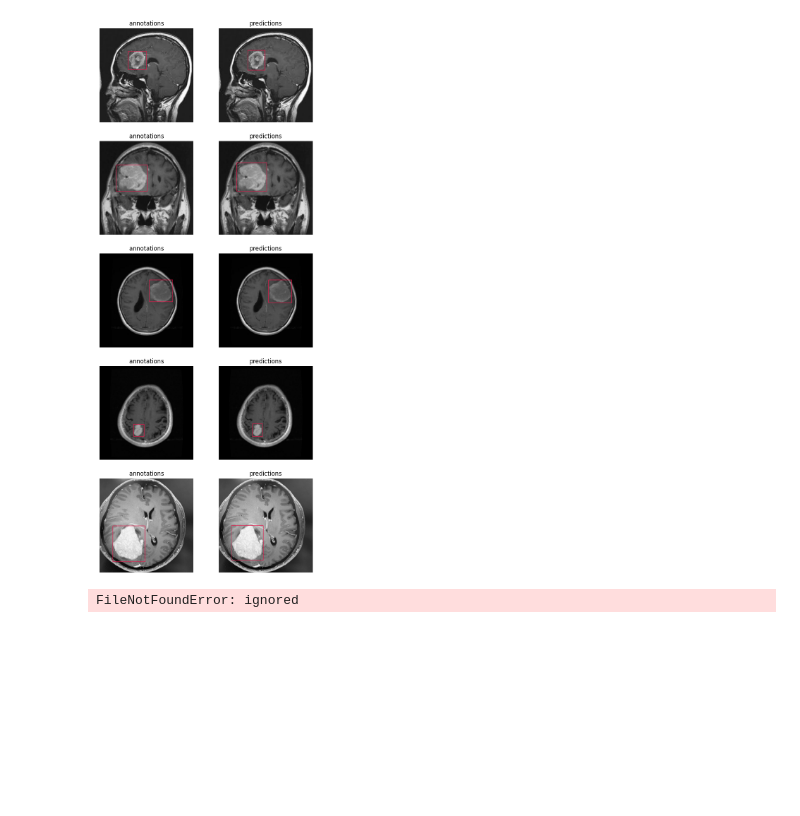
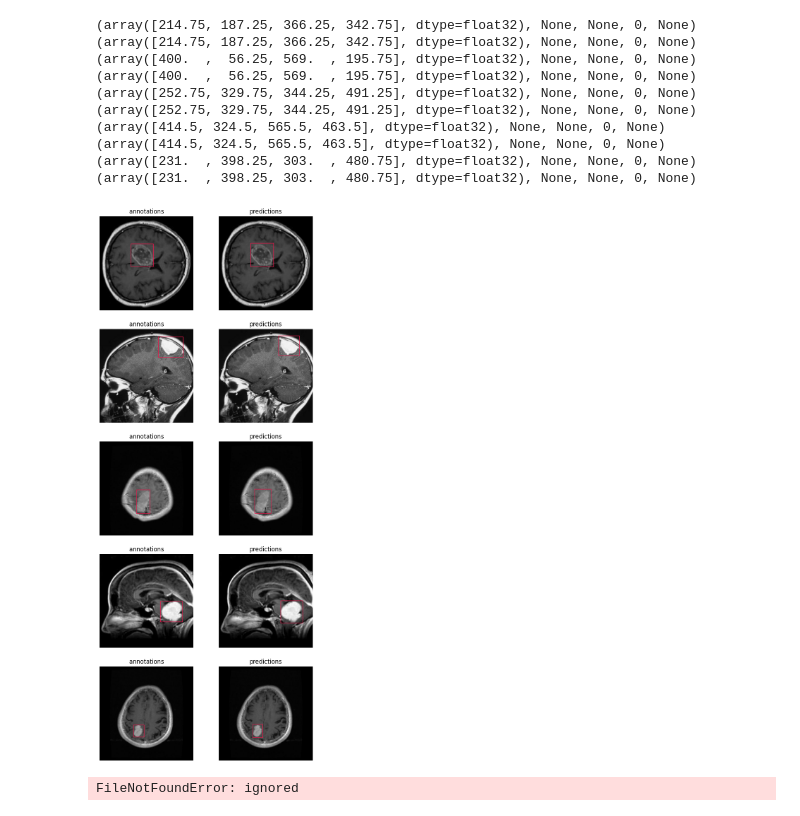
Before and after one commit to MateusuMelo/YOLO-NAS-Tumor, a Jupyter notebook: Main.ipynb, the cells around one changed output. Cells and saved outputs as stored; diff of their text form; code cells hidden in the pictures; blank space fills up the shorter version.

```diff
--- a/Main.ipynb
+++ b/Main.ipynb
@@ -312,6 +308,6 @@ SUMMARY OF EPOCH 5
 best_model = models.get(
     MODEL_ARCH,
     num_classes=len(dataset_params['classes']),
-    checkpoint_path="/content/checkpoints/csilab-braintumor-detection/average_model.pth"
+    checkpoint_path="/content/checkpoints/csilab-braintumor-detection/RUN_20231018_162746_414674/average_model.pth"
 ).to(DEVICE)
 # %% [output]
@@ -377,35 +394,59 @@ MAX_IMAGE_COUNT = 5
 n = min(MAX_IMAGE_COUNT, len(ds.images))
 
 keys = list(ds.images.keys())
 keys = random.sample(keys, n)
 
 box_annotator = sv.BoxAnnotator()
 
 images = []
 titles = []
 
 for key in keys:
     frame_with_annotations = box_annotator.annotate(
         scene=ds.images[key].copy(),
         detections=ds.annotations[key],
         skip_label=True
+
     )
     images.append(frame_with_annotations)
     titles.append('annotations')
     frame_with_predictions = box_annotator.annotate(
         scene=ds.images[key].copy(),
         detections=predictions[key],
         skip_label=True
+
     )
     #checar os prints
-    print(frame_with_predictions)
+    #print(frame_with_predictions)
     images.append(frame_with_predictions)
     titles.append('predictions')
 
+for key in keys:
+    # Para anotações
+    annotation_detections = ds.annotations[key]
+    for detection in annotation_detections:
+        print(detection)
+
+    # Para previsões
+    prediction_detections = predictions[key]
+    for prediction in prediction_detections:
+        print(detection)
+
+
 %matplotlib inline
 sv.plot_images_grid(images=images, titles=titles, grid_size=(n, 2), size=(2 * 4, n * 4))
 # %% [output]
+(array([214.75, 187.25, 366.25, 342.75], dtype=float32), None, None, 0, None)
+(array([214.75, 187.25, 366.25, 342.75], dtype=float32), None, None, 0, None)
+(array([400.  ,  56.25, 569.  , 195.75], dtype=float32), None, None, 0, None)
+(array([400.  ,  56.25, 569.  , 195.75], dtype=float32), None, None, 0, None)
+(array([252.75, 329.75, 344.25, 491.25], dtype=float32), None, None, 0, None)
+(array([252.75, 329.75, 344.25, 491.25], dtype=float32), None, None, 0, None)
+(array([414.5, 324.5, 565.5, 463.5], dtype=float32), None, None, 0, None)
+(array([414.5, 324.5, 565.5, 463.5], dtype=float32), None, None, 0, None)
+(array([231.  , 398.25, 303.  , 480.75], dtype=float32), None, None, 0, None)
+(array([231.  , 398.25, 303.  , 480.75], dtype=float32), None, None, 0, None)
-[figure, old version]
+[figure, new version]
 # %%
 
 
```
Also changed, not shown: parts of 11 cells of this notebook.
